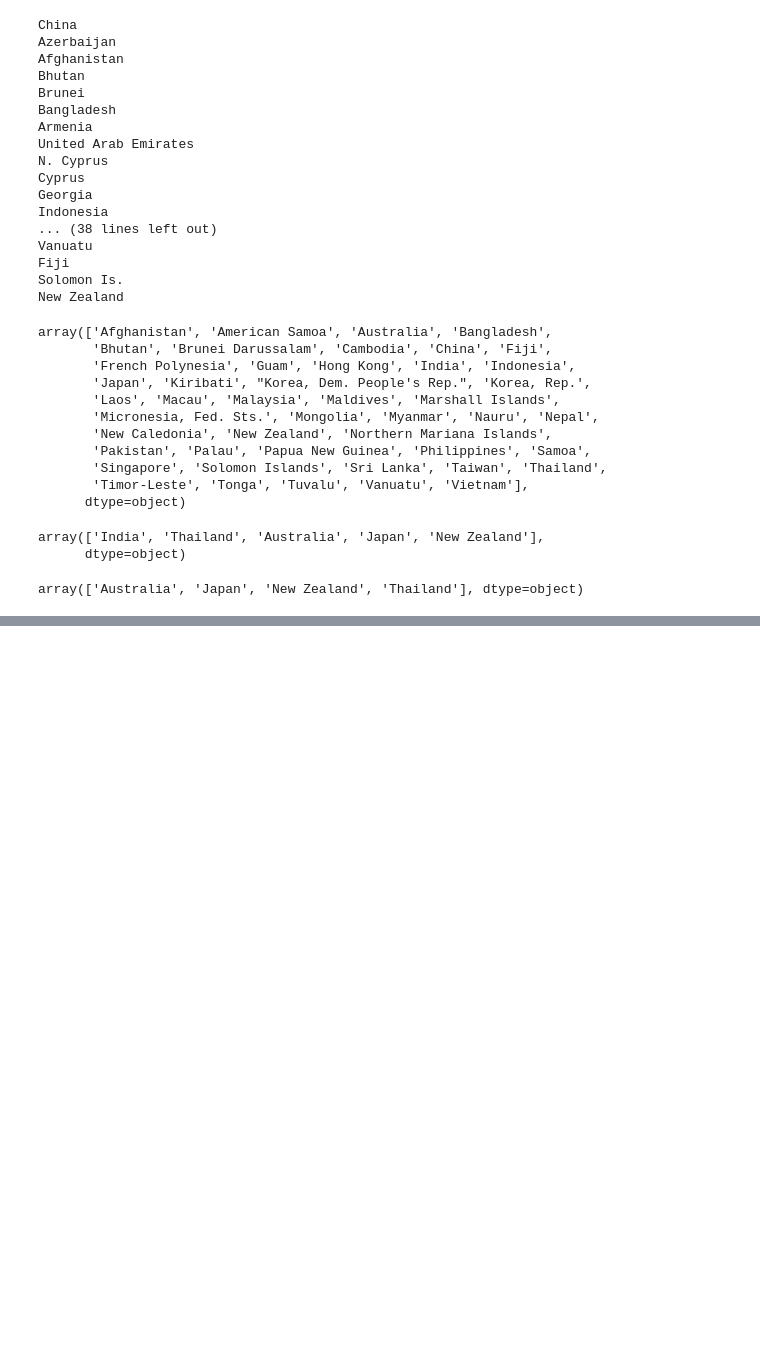
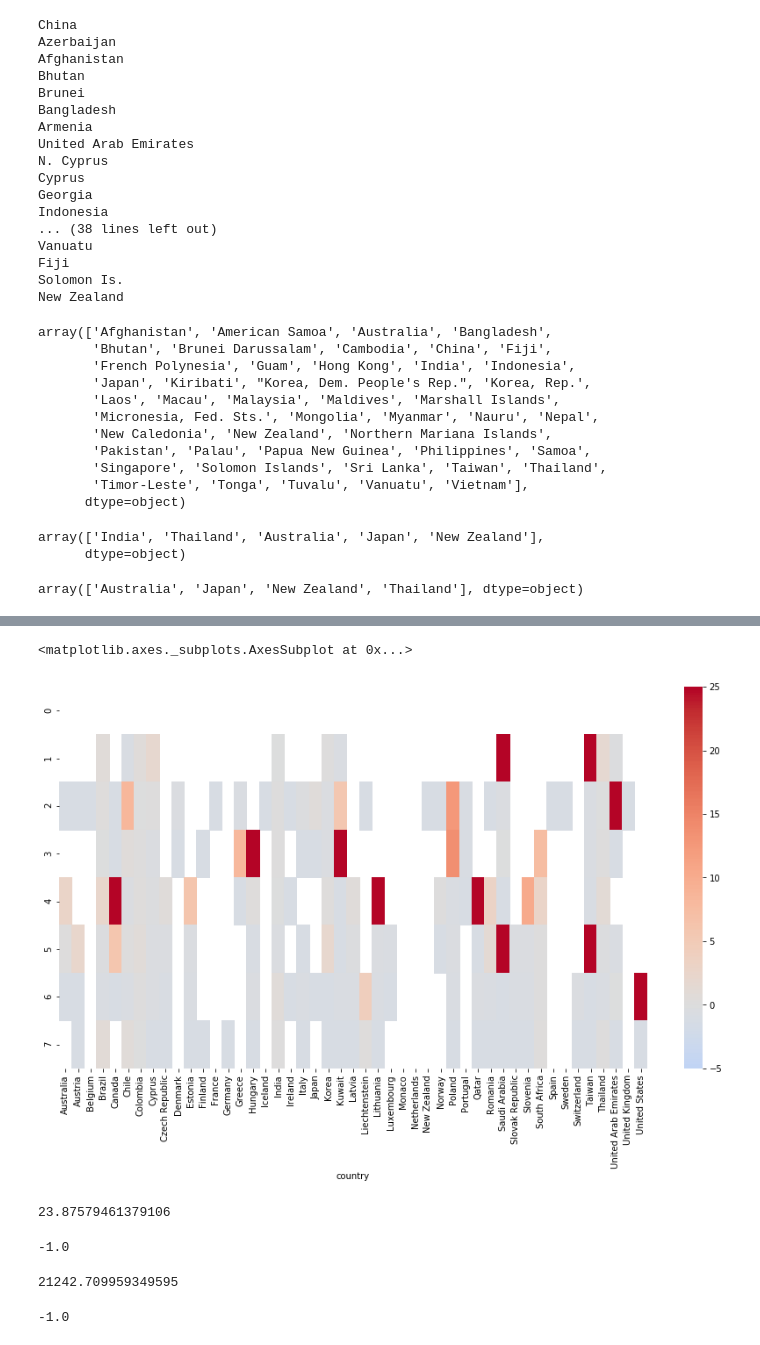
Before and after one commit to dianaow/dianaow.github.io, a Jupyter notebook: SWDchallenge/data/data_processing.ipynb, the cells around one changed output, grey strips where cells are left out. Cells and saved outputs as stored; diff of their text form; code cells hidden in the pictures; blank space fills up the shorter version.

```diff
--- a/SWDchallenge/data/data_processing.ipynb
+++ b/SWDchallenge/data/data_processing.ipynb
@@ -530,0 +863,6 @@ array(['Australia', 'Japan', 'New Zealand', 'Thailand'], dtype=object)
+# %%
+plt.figure(figsize=(15,8))
+sns.heatmap(recipient_growth_pct.drop('group', axis=1), cmap='coolwarm', vmin=-5, center=0, vmax=25)
+# %% [output]
+<matplotlib.axes._subplots.AxesSubplot at 0x...>
+[figure, added]
@@ -530,0 +883,16 @@ array(['Australia', 'Japan', 'New Zealand', 'Thailand'], dtype=object)
+# %%
+max(donor_growth_pctm['value'])
+# %% [output]
+23.87579461379106
+# %%
+min(donor_growth_pctm['value'])
+# %% [output]
+-1.0
+# %%
+max(recipient_growth_pctm['value'])
+# %% [output]
+21242.709959349595
+# %%
+min(recipient_growth_pctm['value'])
+# %% [output]
+-1.0
```
Also changed, not shown: parts of 34 cells of this notebook, 10 other files.
